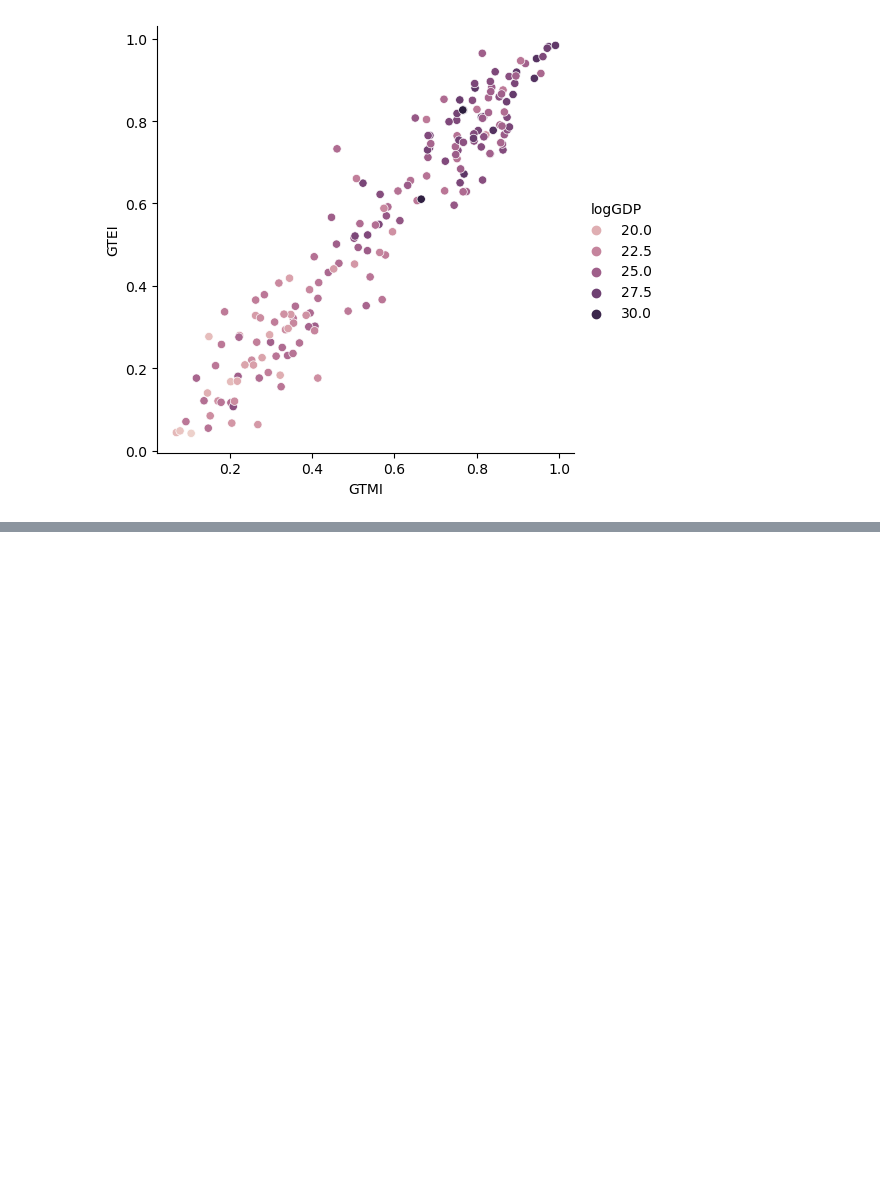
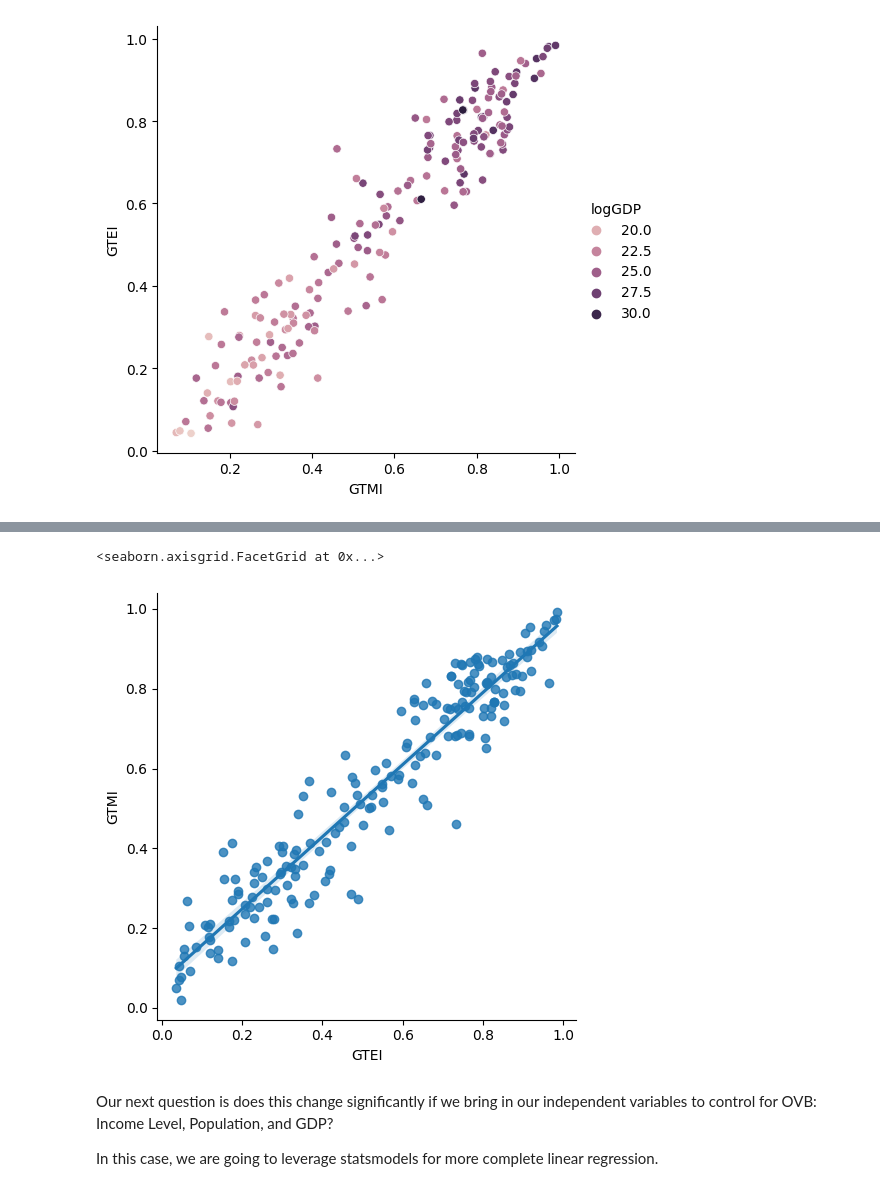
Before and after one commit to jhmorse/GovTechEmployeeTraining, a Jupyter notebook: morse_project_govtech.ipynb, the cells around one changed output, grey strips where cells are left out. Drawn from its saved outputs; the diff is of its cells as text; code cells hidden in the pictures; blank space fills up the shorter version.

```diff
--- a/morse_project_govtech.ipynb
+++ b/morse_project_govtech.ipynb
@@ -421 +421,5 @@ The scatter plots show a slightly increased concentration of higher population a
+# %%
+# Calculate Log of Popualtion and GDP and add as varaibles to the data frame
+govtech_gdp['logPopulation'] = np.log(govtech_gdp['Population'])
+govtech_gdp['logGDP'] = np.log(govtech_gdp['GDP2021'])
 # %% [markdown]
@@ -422,0 +485,9 @@ The scatter plots show a slightly increased concentration of higher population a
+# %%
+sns.lmplot(data=govtech_gdp, x='GTEI', y='GTMI')
+# %% [output]
+<seaborn.axisgrid.FacetGrid at 0x...>
+[figure, added]
+# %% [markdown]
+Our next question is does this change significantly if we bring in our independent variables to control for OVB: Income Level, Population, and GDP?
+
+In this case, we are going to leverage statsmodels for more complete linear regression.
```
Also changed, not shown: parts of 19 cells of this notebook, 2 other files.
